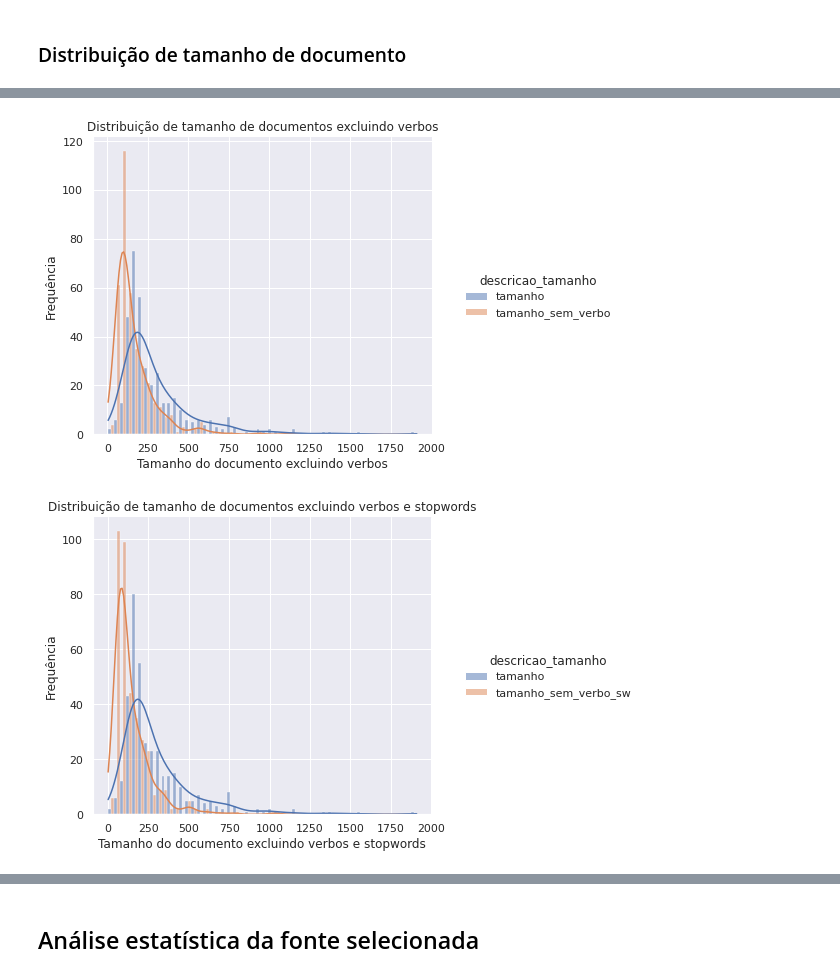
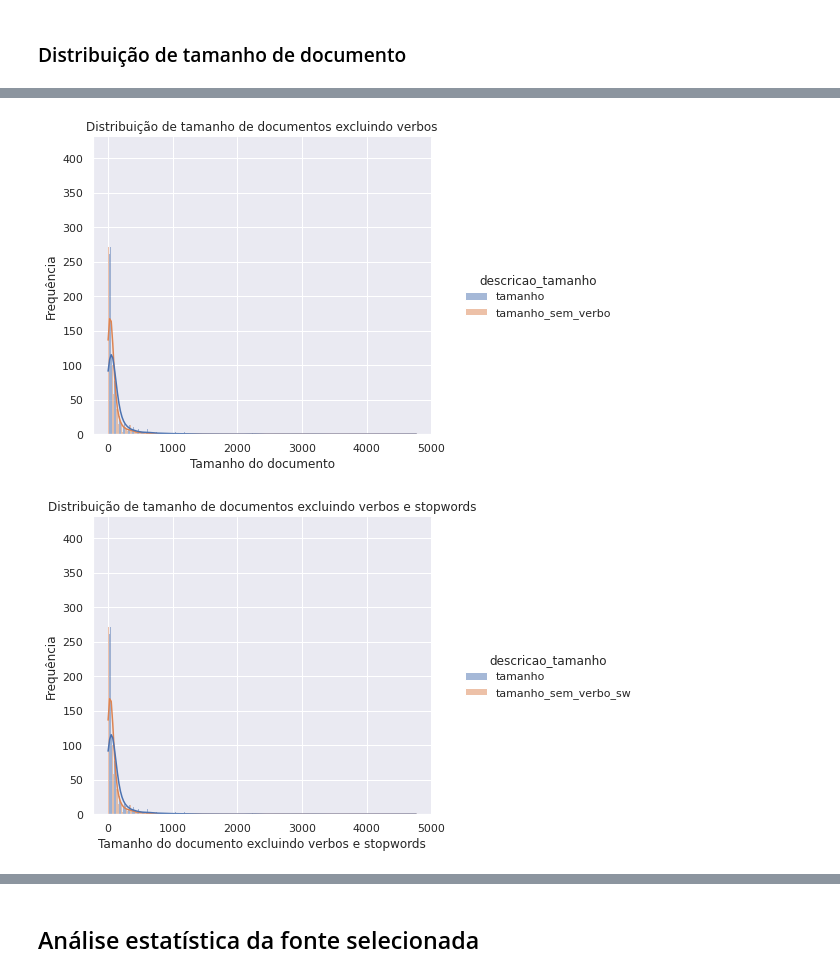
Before and after one commit to heldergr/tcc-pucmg-2, a Jupyter notebook: src/python/notebooks/analise-palavras-fontes-dados.ipynb, the cells around one changed output, grey strips where cells are left out. Drawn from its saved outputs; the diff is of its cells as text; code cells hidden in the pictures.

```diff
--- a/src/python/notebooks/analise-palavras-fontes-dados.ipynb
+++ b/src/python/notebooks/analise-palavras-fontes-dados.ipynb
@@ -15,7 +15,7 @@ sns.set_theme()
 # %% [markdown]
 ## Análise palavras - Nerds Viajantes
 # %%
-informacoes_fonte_de_dados = obter_informacoes_palavras(constants.NERDS_VIAJANTES)
+informacoes_fonte_de_dados = obter_informacoes_palavras(constants.WIKIPEDIA)
 # %%
 informacoes_fonte_de_dados.head(5)
 # %% [output]
@@ -48,13 +53,13 @@ analise_grafica.analisar_distribuicao_percentual('percentual_nao_verbo_sw', xlab
 # %%
-analise_grafica.analisar_distribuicao_tamanhos_documentos('tamanho_sem_verbo', xlabel='Tamanho do documento excluindo verbos',
+analise_grafica.analisar_distribuicao_tamanhos_documentos('tamanho_sem_verbo', xlabel='Tamanho do documento',
     ylabel='Frequência', title='Distribuição de tamanho de documentos excluindo verbos')
 # %% [output]
-[figure, old version]
+[figure, new version]
 # %%
 analise_grafica.analisar_distribuicao_tamanhos_documentos('tamanho_sem_verbo_sw', xlabel='Tamanho do documento excluindo verbos e stopwords',
     ylabel='Frequência', title='Distribuição de tamanho de documentos excluindo verbos e stopwords')
 # %% [output]
-[figure, old version]
+[figure, new version]
 # %%
 analise_grafica.analisar_distribuicao_tamanhos_documentos('tamanho_sem_verbo_sw', xlabel='Tamanho do documento excluindo verbos e stopwords',
     ylabel='Frequência', title='Distribuição de tamanho de documentos excluindo verbos e stopwords', x_max=500)
```
Also changed, not shown: parts of 29 cells of this notebook, 15 other files.
